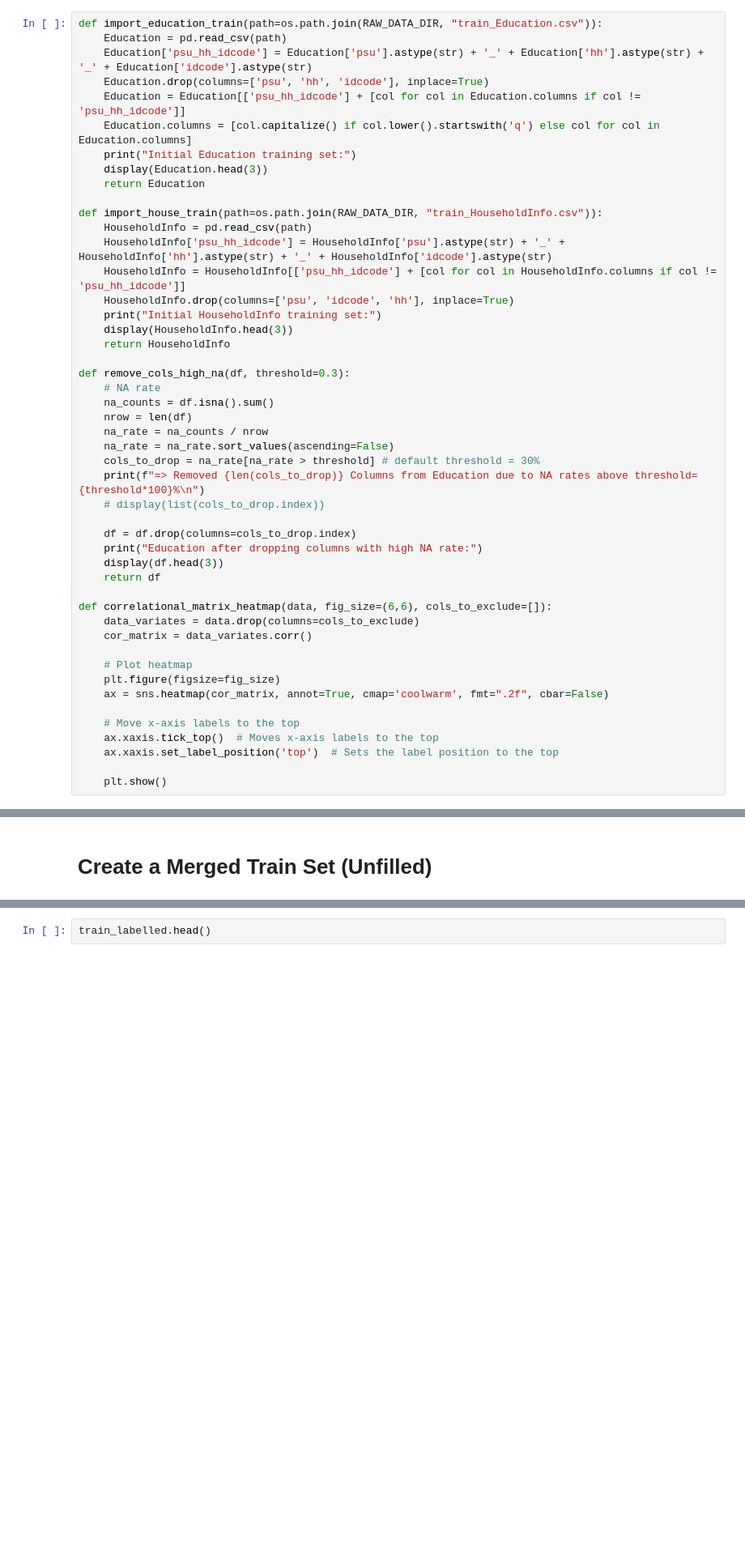
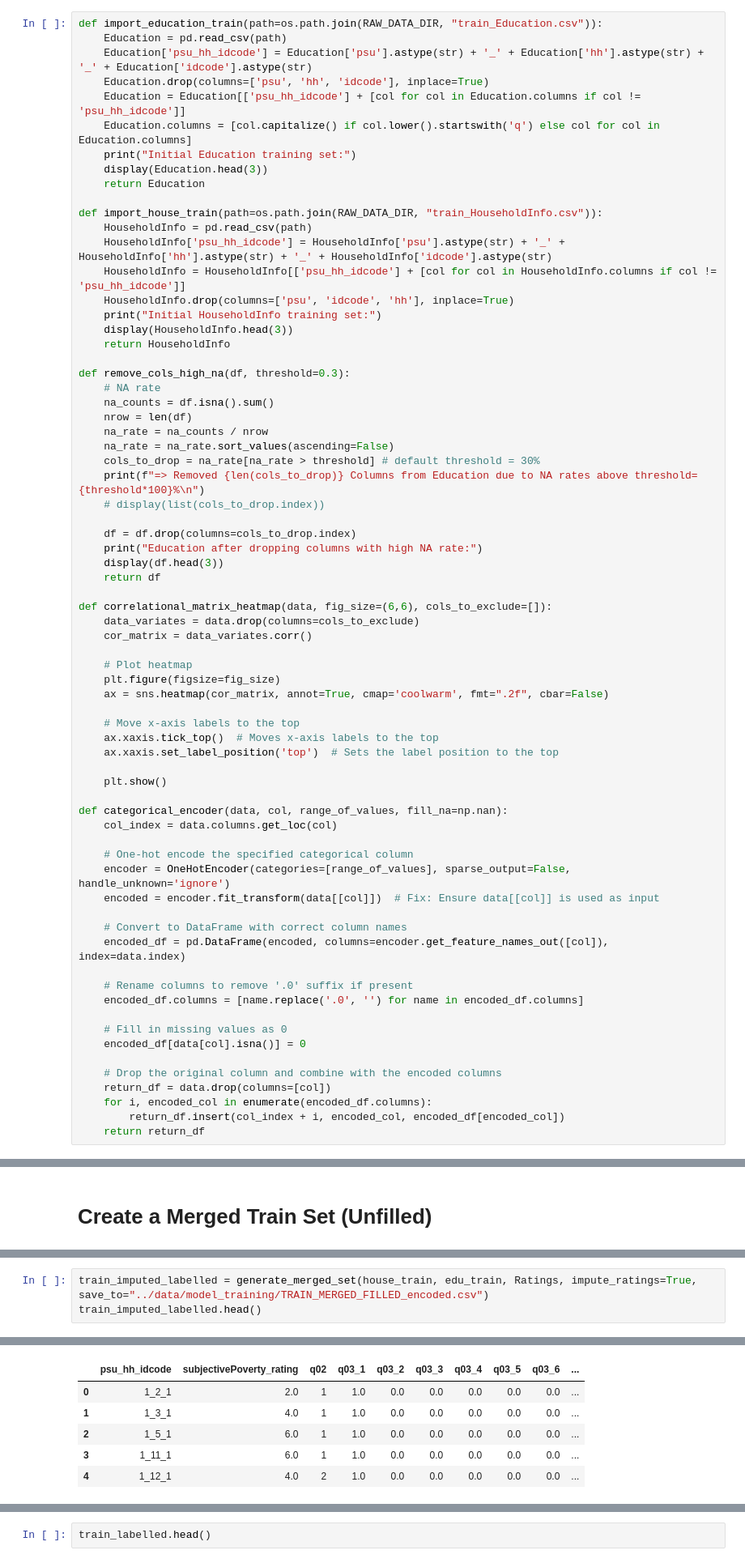
Before and after one commit to eugenesimm/Kaggle_poverty_rate, a Jupyter notebook: 1-preprocessing/clean_data.ipynb, the cells around one changed output, grey strips where cells are left out. Shown at 81% size. Saved outputs shown, nothing was run; the diff lists cells and outputs as text; blank space fills up the shorter version.

```diff
--- a/1-preprocessing/clean_data.ipynb
+++ b/1-preprocessing/clean_data.ipynb
@@ -62,6 +65,28 @@ def correlational_matrix_heatmap(data, fig_size=(6,6), cols_to_exclude=[]):
     ax.xaxis.set_label_position('top')  # Sets the label position to the top
 
     plt.show()
+
+def categorical_encoder(data, col, range_of_values, fill_na=np.nan):
+    col_index = data.columns.get_loc(col)
+
+    # One-hot encode the specified categorical column
+    encoder = OneHotEncoder(categories=[range_of_values], sparse_output=False, handle_unknown='ignore')
+    encoded = encoder.fit_transform(data[[col]])  # Fix: Ensure data[[col]] is used as input
+
+    # Convert to DataFrame with correct column names
+    encoded_df = pd.DataFrame(encoded, columns=encoder.get_feature_names_out([col]), index=data.index)
+
+    # Rename columns to remove '.0' suffix if present
+    encoded_df.columns = [name.replace('.0', '') for name in encoded_df.columns]
+
+    # Fill in missing values as 0
+    encoded_df[data[col].isna()] = 0
+
+    # Drop the original column and combine with the encoded columns
+    return_df = data.drop(columns=[col])
+    for i, encoded_col in enumerate(encoded_df.columns):
+        return_df.insert(col_index + i, encoded_col, encoded_df[encoded_col])
+    return return_df
 # %% [markdown]
 # Cleaning HouseholdInfo Train Set
 # %%
@@ -218,0 +327,4 @@ train data [labelled and imputed]: (18954, 14)
+# %%
+train_imputed_labelled = generate_merged_set(house_train, edu_train, Ratings, impute_ratings=True, save_to="../data/model_training/TRAIN_MERGED_FILLED_encoded.csv")
+train_imputed_labelled.head()
+# %% [output]
@@ -218,0 +339,6 @@ train data [labelled and imputed]: (18954, 14)
+|  | psu_hh_idcode | subjectivePoverty_rating | q02 | q03_1 | q03_2 | q03_3 | q03_4 | q03_5 | q03_6 | ... |
+| 0 | 1_2_1 | 2.0 | 1 | 1.0 | 0.0 | 0.0 | 0.0 | 0.0 | 0.0 | ... |
+| 1 | 1_3_1 | 4.0 | 1 | 1.0 | 0.0 | 0.0 | 0.0 | 0.0 | 0.0 | ... |
+| 2 | 1_5_1 | 6.0 | 1 | 1.0 | 0.0 | 0.0 | 0.0 | 0.0 | 0.0 | ... |
+| 3 | 1_11_1 | 6.0 | 1 | 1.0 | 0.0 | 0.0 | 0.0 | 0.0 | 0.0 | ... |
+| 4 | 1_12_1 | 4.0 | 2 | 1.0 | 0.0 | 0.0 | 0.0 | 0.0 | 0.0 | ... |
```
Also changed, not shown: parts of 8 cells of this notebook, 8 other files.
